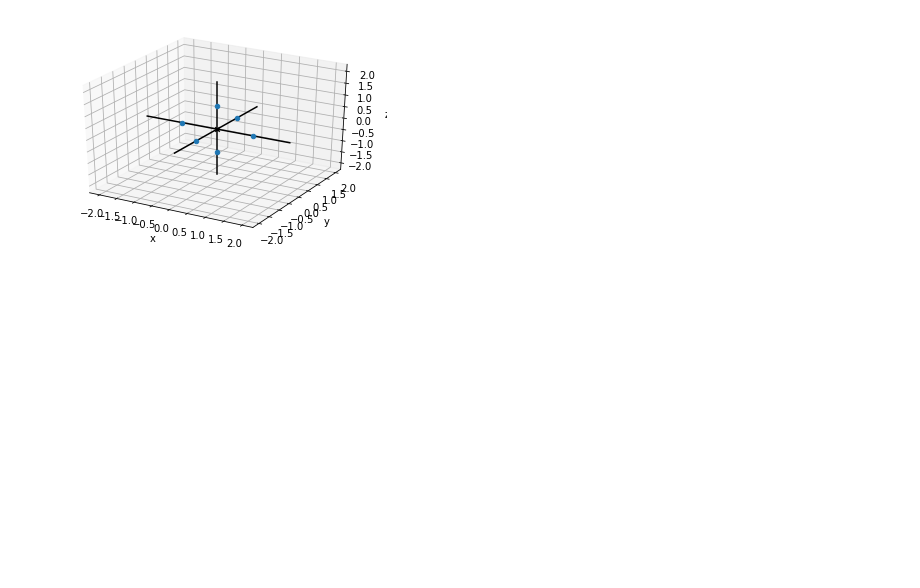
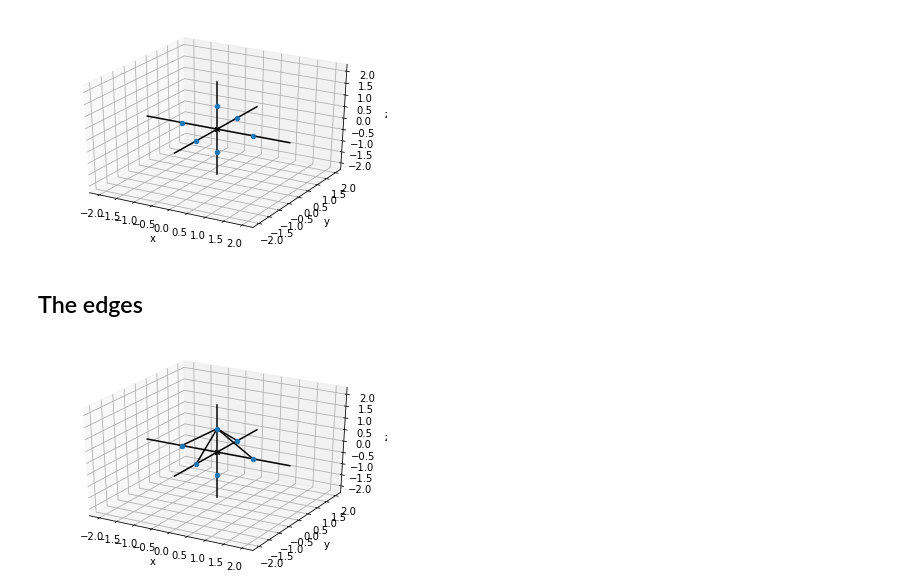
Before and after one commit to aliakhtar/maths4programmers-python, a Jupyter notebook: ch03/3.4.ipynb, the cells around one changed output. Saved outputs shown, nothing was run; the diff lists cells and outputs as text; code cells hidden in the pictures; blank space fills up the shorter version.

Commit message:
drawing the edges

```diff
--- a/ch03/3.4.ipynb
+++ b/ch03/3.4.ipynb
@@ -28,3 +28,13 @@ corners = [(1,0,0), (0,1,0), (0,0,1),
 draw3d(Points3D(*corners, color=blue))
 # %% [output]
 [figure]
+# %% [markdown]
+## The edges
+# %%
+arrows = [Segment3D(c,(0,0,1), color=black) for c in corners if c != (0,0,-1)]
+draw3d(
+    Points3D(*corners, color=blue),
+    *arrows
+)
+# %% [output]
+[figure, added]
```
